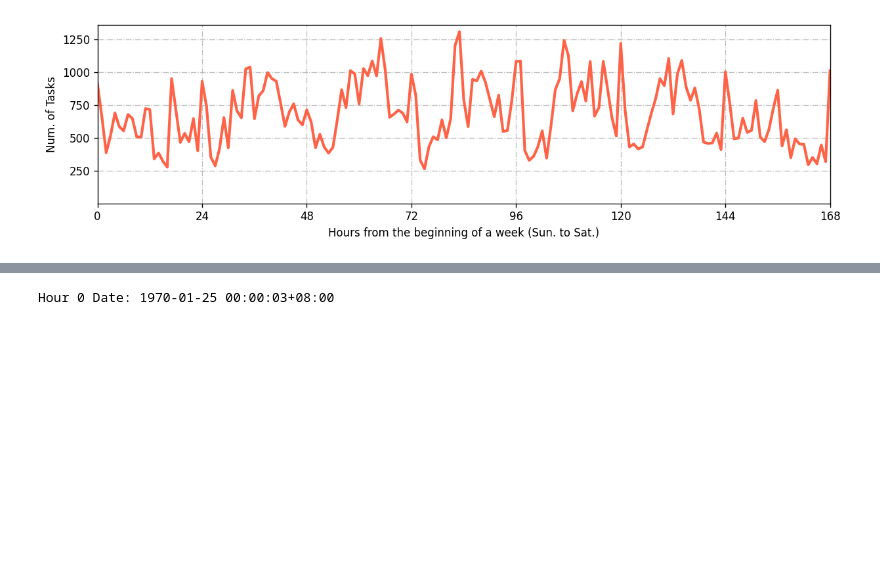
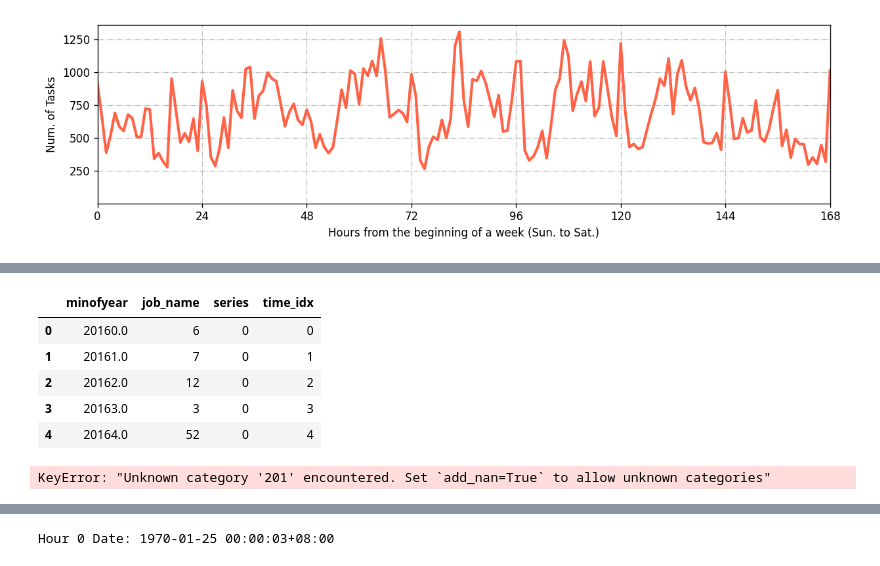
Before and after one commit to lizonglingo/clusterdate-trace-alibaba, a Jupyter notebook: gpu_claster/prepare/prepare.ipynb, the cells around one changed output, grey strips where cells are left out. Drawn from its saved outputs; the diff is of its cells as text; code cells hidden in the pictures; blank space fills up the shorter version.

Commit message:
feat: prepare data

```diff
--- a/gpu_claster/prepare/prepare.ipynb
+++ b/gpu_claster/prepare/prepare.ipynb
@@ -283,0 +350,11 @@ Hour 0 Date: 1970-01-25 00:00:03+08:00
+# %%
+# 新增 series 分到每天
+dftcc_job_of_hour['series'] = dftcc_job_of_hour['minofyear'].apply(
+    lambda x: int(x/1440)
+)
+# %%
+# 添加time_idx列
+dftcc_job_of_hour['time_idx'] = dftcc_job_of_hour['minofyear'] - (dftcc_job_of_hour['series']*1440)
+# %%
+dftcc_job_of_hour['time_idx'] = dftcc_job_of_hour['time_idx'].apply(lambda x: int(x))
+dftcc_job_of_hour['series'] = dftcc_job_of_hour['series'].apply(lambda x: int(x-14))
@@ -283,0 +412,41 @@ Hour 0 Date: 1970-01-25 00:00:03+08:00
+# %%
+dftcc_job_of_hour.head()
+# %% [output]
+|  | minofyear | job_name | series | time_idx |
+| 0 | 20160.0 | 6 | 0 | 0 |
+| 1 | 20161.0 | 7 | 0 | 1 |
+| 2 | 20162.0 | 12 | 0 | 2 |
+| 3 | 20163.0 | 3 | 0 | 3 |
+| 4 | 20164.0 | 52 | 0 | 4 |
+# %%
+# 创建数据集并加载数据
+max_encoder_length = 120
+max_prediction_length = 30
+
+training_cutoff = dftcc_job_of_hour["time_idx"].max() - max_prediction_length
+
+context_length = max_encoder_length
+prediction_length = max_prediction_length
+
+training = TimeSeriesDataSet(
+    dftcc_job_of_hour[lambda x: x.time_idx <= training_cutoff],  # 训练集的数据需要 time_idx < training_cutoff
+    time_idx="time_idx",                            # 时间索引
+    target="job_name",                    # job_name 列为预测目标
+    categorical_encoders={'series': NaNLabelEncoder().fit(dftcc_job_of_hour.series)},
+    group_ids=["series"],
+    # static_categoricals=[
+    #     "series"
+    # ],
+    # only unknown variable is "value" - and N-Beats can also not take any additional variables
+    time_varying_unknown_reals=["job_name"],
+    max_encoder_length=context_length,
+    max_prediction_length=prediction_length,
+    allow_missing_timesteps=True,
+)
+
+validation = TimeSeriesDataSet.from_dataset(training, dftcc_job_of_hour, min_prediction_idx=training_cutoff + 1)
+batch_size = 128
+train_dataloader = training.to_dataloader(train=True, batch_size=batch_size, num_workers=0)
+val_dataloader = validation.to_dataloader(train=False, batch_size=batch_size, num_workers=0)
+# %% [output]
+KeyError: "Unknown category '201' encountered. Set `add_nan=True` to allow unknown categories"
```
Also changed, not shown: parts of 40 cells of this notebook, 1 other file.
